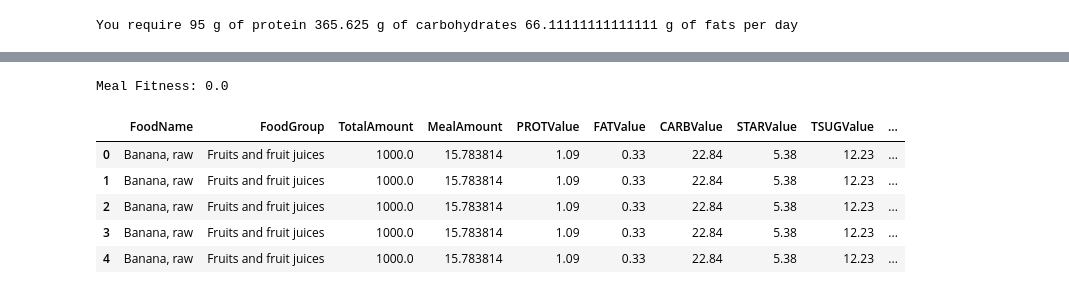
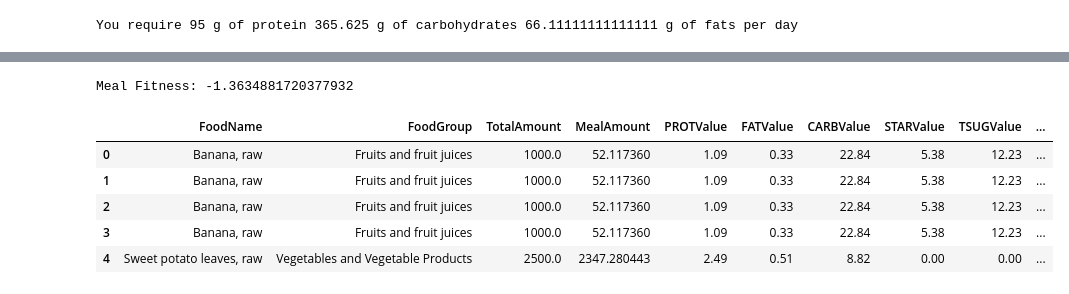
Before and after one commit to dakshvirrehill/Meal-Planner-Expert-System, a Jupyter notebook: Meal Planner Expert System.ipynb, the cells around one changed output, grey strips where cells are left out. Drawn from its saved outputs; the diff is of its cells as text; code cells hidden in the pictures.

```diff
--- a/Meal Planner Expert System.ipynb
+++ b/Meal Planner Expert System.ipynb
@@ -50,7 +55,7 @@ def get_ingredient_df(ingredient_inp_list,food_df):
     return pd.DataFrame(ingredient_list)
 # %%
 class UserData():
-
+    """This class stores and calculates user specific data"""
     def __init__(self):
         """Initialize User Data Variables"""
         self.age = None
@@ -76,6 +81,7 @@ class UserData():
             multipliers = [655.1,9.6,1.9,4.7]
         else:
             multipliers = [66.5,13.8,5.0,6.8]
+        #HBE to find BEE
         total_calories = multipliers[0] + multipliers[1] * self.weight\
                         + multipliers[2] * self.height + multipliers[3] * self.age
         self.prot_req = self.weight
@@ -132,22 +142,27 @@ display(user.ingredient_df.head(15))
 | 14 | Beans, kidney, dark red, canned, ... | Legumes and Legume Products | 1200.0 | 5.22 | 0.36 | 14.83 | 8.90 | 1.85 | 4.3 | ... |
 # %%
 class Meal():
+    """Meal class holds the information for one day's meal"""
 
     def __init__(self,ingredients=None,random_state=None,no_of_ingredients=None,override_ingredients=None):
         """Creates a Random Meal from User Data OR from specified dataframe"""
+
         self.fitness = 0.0
-        if override_ingredients is not None:
+
+        if override_ingredients is not None: #to allow for initialization using dataframe instead of random
             self.ingredients = override_ingredients
             return
 
+        #get random sample of ingredients
         ingredient_df = ingredients.sample(n = no_of_ingredients,random_state = random_state)
+
         ingred_vals = []
         for i,row in ingredient_df.iterrows():
             values = {
                 "FoodName":row.FoodName,
                 "FoodGroup":row.FoodGroup,
                 "TotalAmount":row.TotalAmount,
-                "MealAmount":float(random.random() * row.TotalAmount),
+                "MealAmount":float(random.random() * row.TotalAmount), #get random amount
                 "PROTValue":row.PROTValue,
                 "FATValue":row.FATValue,
                 "CARBValue":row.CARBValue,
@@ -219,7 +234,7 @@ class Meal():
 
 
 class DailyMealPlanner():
-
+    """Implementation of Expert System that gives a new meal plan daily"""
     def __init__(self,
                  user_data,
                  combinations = 100,
@@ -238,7 +253,7 @@ class DailyMealPlanner():
     def create_population(self):
         """Get Random Samples from ingredient data"""
         random.seed(self.random_state)
-        self.current_generation = []
+        self.current_generation = [] #create random new meals from user ingredients
         for i in range(0,self.combinations):
             self.current_generation.append(Meal(ingredients=self.user_data.ingredient_df,
                                                 random_state=self.random_state,
@@ -248,6 +263,7 @@ class DailyMealPlanner():
         """Updates the fitness function of the meal and sets the order of the current generation"""
         for meal in self.current_generation:
             meal.update_fitness(self.user_data.prot_req,self.user_data.carb_req,self.user_data.fat_req)
+        #rank meals in order of fitness
         self.current_generation = sorted(self.current_generation, key=lambda meal: meal.fitness, reverse=True)
 
     def perform_selection(self):
@@ -262,17 +278,22 @@ class DailyMealPlanner():
 
     def perform_ordered_cross_over(self):
         """Performs the ordered cross over step of genetic algorithm"""
+        #shuffle selected generation
         self.current_generation = random.sample(self.current_generation,len(self.current_generation))
         children = []
         while len(children) < self.combinations:
             x,y = random.sample(range(len(self.current_generation)), 2)
             parent_meal_1 = self.current_generation[x]
             parent_meal_2 = self.current_generation[y]
+            #get random ingredients from parent 1
             parent_1_genes = parent_meal_1.ingredients.sample(n=random.randint(1,self.no_of_ingredients - 1),
                                                               random_state = self.random_state)
+            #get rest from parent 2
             parent_2_genes = parent_meal_2.ingredients.sample(n=self.no_of_ingredients - len(parent_1_genes),
                                                              random_state = self.random_state)
+            #create child from parent ingredients
             child = Meal(override_ingredients = parent_1_genes.append(parent_2_genes,ignore_index=True))
+            #add to next generation
             children.append(child)
         self.current_generation = children
 
@@ -280,15 +301,17 @@ class DailyMealPlanner():
         """Performs the mutation step of genetic algorithm"""
         mutated = []
         for meal in self.current_generation:
+            #get ingredients of current meal
             ingredients = meal.ingredients.to_dict(orient='records')
             for i in range(self.no_of_ingredients):
                 if (random.random() < self.mutation_rate):
                     j = int(random.random() * self.no_of_ingredients)
+                    #exchange the meal amount of the two randomly selected meals make sure they don't exceed total amount
                     val_i = ingredients[i]['MealAmount']
                     val_j = ingredients[j]['MealAmount']
                     ingredients[i]['MealAmount'] = max(min(val_j,ingredients[i]['TotalAmount']),0)
                     ingredients[j]['MealAmount'] = max(min(val_i,ingredients[j]['TotalAmount']),0)
-            meal.ingredients = pd.DataFrame(ingredients)
+            meal.ingredients = pd.DataFrame(ingredients) #set changes to ingredients dataframe
 
     def next_generation(self):
         """Runs a single iteration of genetic algorithm"""
@@ -300,19 +323,20 @@ class DailyMealPlanner():
     def get_healthy_meal(self,generations = 100):
         """Runs the Genetic Algorithm to get a new meal"""
         self.create_population()
-        for i in range(0,generations):
+        for i in range(0,generations): #run for generations
             self.next_generation()
-        return self.current_generation[0]
+        self.update_generation_order()
+        return self.current_generation[0] #return best generation
 # %%
-daily_meal_planner = DailyMealPlanner(user,200,5,0.002,15,25)
-new_meal = daily_meal_planner.get_healthy_meal(500)
+daily_meal_planner = DailyMealPlanner(user,50,5,0.002,15,25)
+new_meal = daily_meal_planner.get_healthy_meal(50)
 print("Meal Fitness:" ,new_meal.fitness)
 display(new_meal.ingredients.head(5))
 # %% [output]
-Meal Fitness: 0.0
+Meal Fitness: -1.3634881720377932
 |  | FoodName | FoodGroup | TotalAmount | MealAmount | PROTValue | FATValue | CARBValue | STARValue | TSUGValue | ... |
-| 0 | Banana, raw | Fruits and fruit juices | 1000.0 | 15.783814 | 1.09 | 0.33 | 22.84 | 5.38 | 12.23 | ... |
-| 1 | Banana, raw | Fruits and fruit juices | 1000.0 | 15.783814 | 1.09 | 0.33 | 22.84 | 5.38 | 12.23 | ... |
-| 2 | Banana, raw | Fruits and fruit juices | 1000.0 | 15.783814 | 1.09 | 0.33 | 22.84 | 5.38 | 12.23 | ... |
-| 3 | Banana, raw | Fruits and fruit juices | 1000.0 | 15.783814 | 1.09 | 0.33 | 22.84 | 5.38 | 12.23 | ... |
-| 4 | Banana, raw | Fruits and fruit juices | 1000.0 | 15.783814 | 1.09 | 0.33 | 22.84 | 5.38 | 12.23 | ... |
+| 0 | Banana, raw | Fruits and fruit juices | 1000.0 | 52.117360 | 1.09 | 0.33 | 22.84 | 5.38 | 12.23 | ... |
+| 1 | Banana, raw | Fruits and fruit juices | 1000.0 | 52.117360 | 1.09 | 0.33 | 22.84 | 5.38 | 12.23 | ... |
+| 2 | Banana, raw | Fruits and fruit juices | 1000.0 | 52.117360 | 1.09 | 0.33 | 22.84 | 5.38 | 12.23 | ... |
+| 3 | Banana, raw | Fruits and fruit juices | 1000.0 | 52.117360 | 1.09 | 0.33 | 22.84 | 5.38 | 12.23 | ... |
+| 4 | Sweet potato leaves, raw | Vegetables and Vegetable Products | 2500.0 | 2347.280443 | 2.49 | 0.51 | 8.82 | 0.00 | 0.00 | ... |
```
Also changed, not shown: parts of 4 cells of this notebook.
